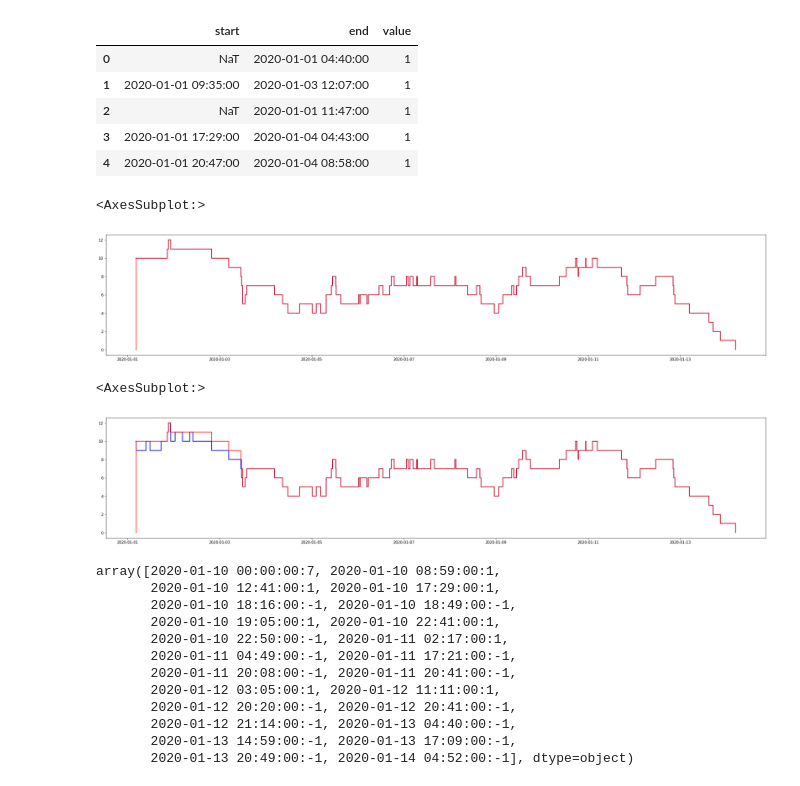
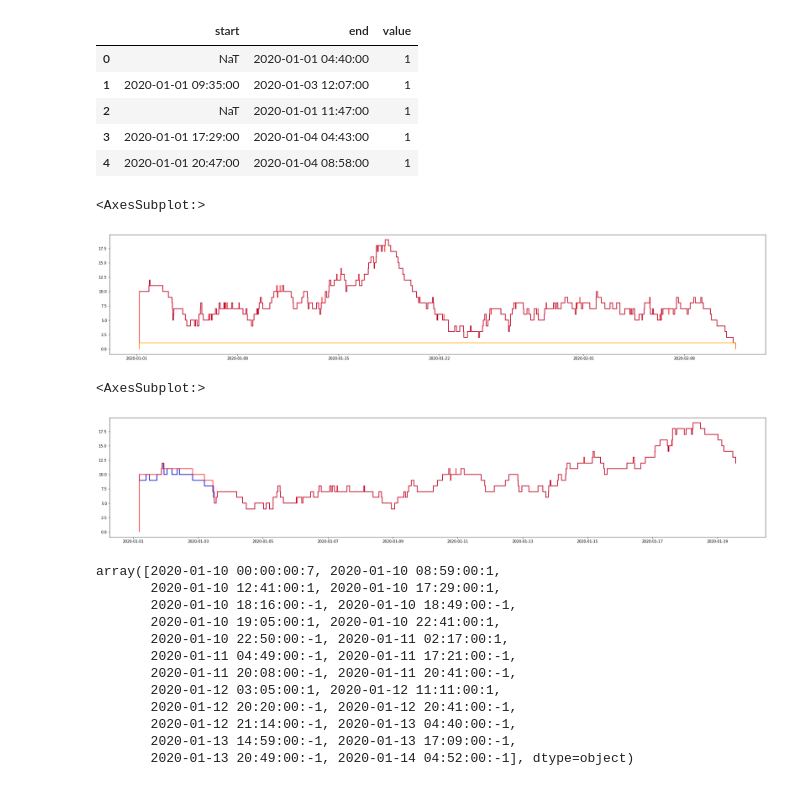
Before and after one commit to probability/topicmodelunderstanding, a Jupyter notebook: Notebooks/Import_export functions.ipynb, the cells around one changed output. Saved outputs shown, nothing was run; the diff lists cells and outputs as text; code cells hidden in the pictures.

```diff
--- a/Notebooks/Import_export functions.ipynb
+++ b/Notebooks/Import_export functions.ipynb
@@ -13,12 +13,12 @@ warnings.filterwarnings("ignore")
 df = pd.read_csv(r"..//data/vessel_queue.csv", parse_dates=['enter', 'leave'], dayfirst=True)
 df.sort_values(by=['leave'],inplace=True)
 
-vsteps = Steps.read_dataframe(df.head(50),'enter','leave')
+vsteps = Steps.read_dataframe(df.head(150),'enter','leave')
 #queue = sc.Stairs(use_dates=True).layer(df.enter, df.leave)
 # %%
 step_dict = vsteps.to_dict()
 # %%
-asteps = Steps.read_array(df.head(50).enter, df.head(50).leave,use_datetime=True)
+asteps = Steps.read_array(df.head(150).enter, df.head(150).leave,use_datetime=True)
 dsteps = Steps.read_dict(step_dict)
 step_dict.keys()[0]
 # %% [output]
@@ -38,11 +38,12 @@ vsteps_df = Steps.read_dataframe(df_vsteps,'start','end')
 # %%
 ax = vsteps_df.plot(size=(32,6))
 vsteps.plot(ax=ax,color='g')
 asteps.plot(ax=ax,color='blue')
 dsteps.plot(ax=ax,color='r')
+dsteps.normalise().plot(ax=ax,color='orange')
 # %% [output]
 <AxesSubplot:>
-[figure, old version]
+[figure, new version]
 # %%
 ax = vsteps_df.clip(ubound=pd.Timestamp(2020,1,20)).plot(size=(32,6))
 vsteps.clip(ubound=pd.Timestamp(2020,1,20)).plot(ax=ax,color='g')
@@ -50,7 +51,7 @@ asteps.clip(ubound=pd.Timestamp(2020,1,20)).plot(ax=ax,color='blue')
 dsteps.clip(ubound=pd.Timestamp(2020,1,20)).plot(ax=ax,color='red')
 # %% [output]
 <AxesSubplot:>
-[figure, old version]
+[figure, new version]
 # %%
 dfdf = vsteps_df.clip(lbound=pd.Timestamp(2020,1,10),ubound=pd.Timestamp(2020,1,20)) #.to_dataframe(mode='aggregate')
 vstep_clipped = vsteps.clip(lbound=pd.Timestamp(2020,1,10),ubound=pd.Timestamp(2020,1,20))
```
Also changed, not shown: 5 other files.
